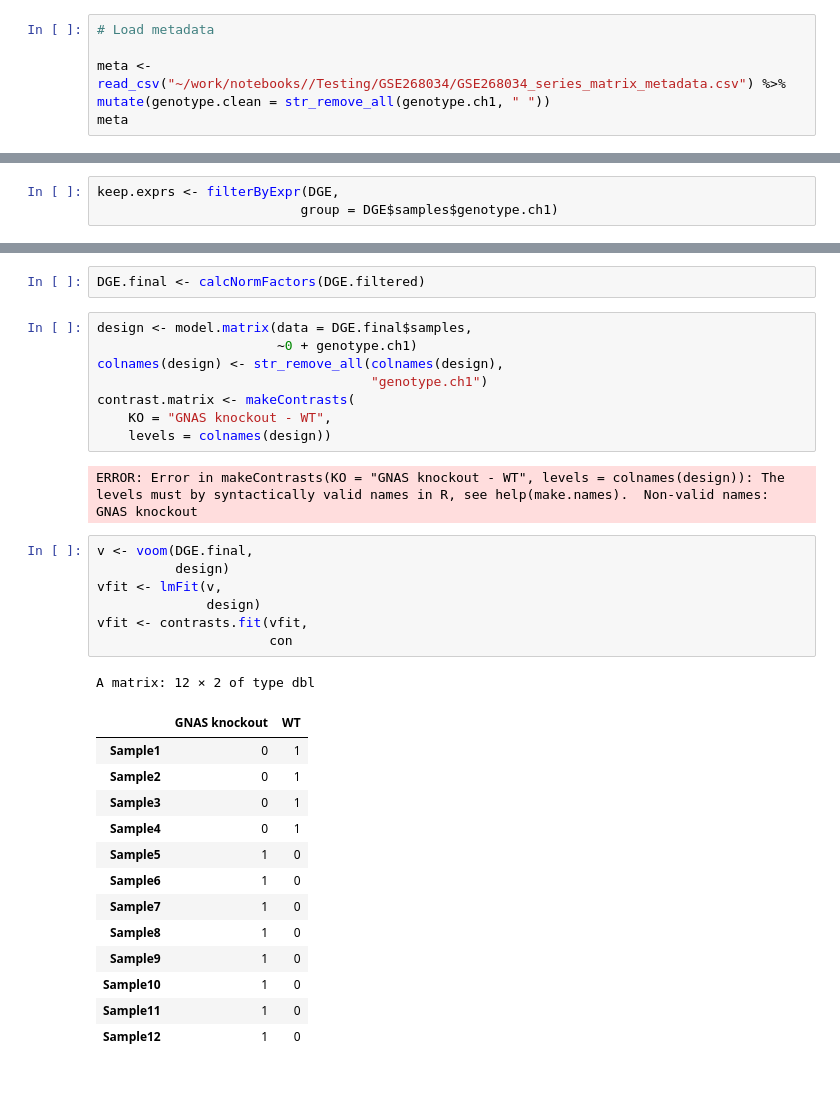
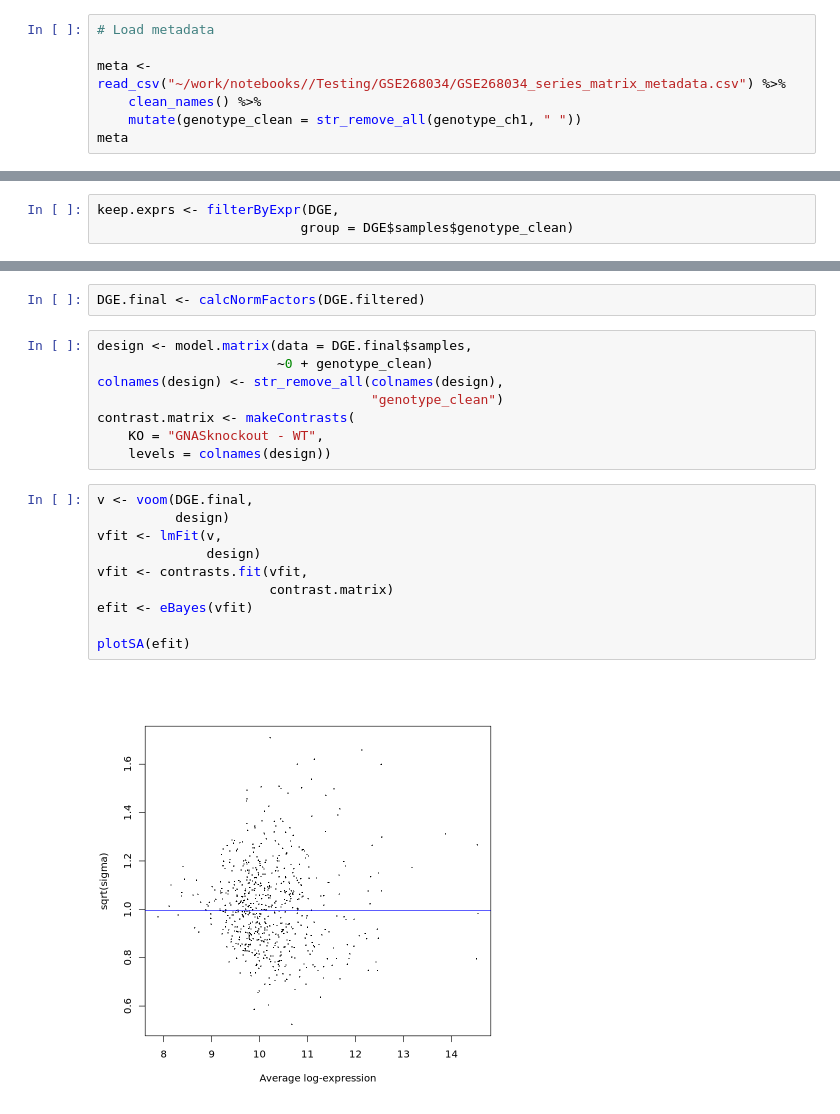
Before and after one commit to Kevin-G-Chen/UORCA, a Jupyter notebook: notebooks/3_analyse_data/ManualRNASeqAnalysis/ManualAnalysis.ipynb, the cells around one changed output, grey strips where cells are left out. Cells and saved outputs as stored; diff of their text form; blank space fills up the shorter version.

```diff
--- a/notebooks/3_analyse_data/ManualRNASeqAnalysis/ManualAnalysis.ipynb
+++ b/notebooks/3_analyse_data/ManualRNASeqAnalysis/ManualAnalysis.ipynb
@@ -34,7 +24,8 @@ The following objects are masked from ‘package:matrixStats’:
 # Load metadata
 
 meta <- read_csv("~/work/notebooks//Testing/GSE268034/GSE268034_series_matrix_metadata.csv") %>%
-mutate(genotype.clean = str_remove_all(genotype.ch1, " "))
+    clean_names() %>%
+    mutate(genotype_clean = str_remove_all(genotype_ch1, " "))
 meta
 # %% [output]
 Rows: 12 Columns: 44
@@ -114,7 +136,7 @@ Just for testing purposes (to make sure all the command I intend can run on the
 For whatever reason this was VERY quick (quicker than when I run this on my laptop...)
 # %%
 keep.exprs <- filterByExpr(DGE,
-                          group = DGE$samples$genotype.ch1)
+                          group = DGE$samples$genotype_clean)
 # %%
 DGE.filtered <- DGE[keep.exprs, keep.lib.sizes = FALSE]
 # %%
@@ -129,33 +151,21 @@ Ah. I imagine since I only am using a subset of the FASTQ files, that is why eve
 DGE.final <- calcNormFactors(DGE.filtered)
 # %%
 design <- model.matrix(data = DGE.final$samples,
-                       ~0 + genotype.ch1)
+                       ~0 + genotype_clean)
 colnames(design) <- str_remove_all(colnames(design),
-                                   "genotype.ch1")
+                                   "genotype_clean")
 contrast.matrix <- makeContrasts(
-    KO = "GNAS knockout - WT",
+    KO = "GNASknockout - WT",
     levels = colnames(design))
-# %% [output]
-ERROR: Error in makeContrasts(KO = "GNAS knockout - WT", levels = colnames(design)): The levels must by syntactically valid names in R, see help(make.names).  Non-valid names: GNAS knockout
 # %%
 v <- voom(DGE.final,
           design)
 vfit <- lmFit(v,
               design)
 vfit <- contrasts.fit(vfit,
-                      con
+                      contrast.matrix)
+efit <- eBayes(vfit)
+
+plotSA(efit)
 # %% [output]
-A matrix: 12 × 2 of type dbl
-|  | GNAS knockout | WT |
-| Sample1 | 0 | 1 |
-| Sample2 | 0 | 1 |
-| Sample3 | 0 | 1 |
-| Sample4 | 0 | 1 |
-| Sample5 | 1 | 0 |
-| Sample6 | 1 | 0 |
-| Sample7 | 1 | 0 |
-| Sample8 | 1 | 0 |
-| Sample9 | 1 | 0 |
-| Sample10 | 1 | 0 |
-| Sample11 | 1 | 0 |
-| Sample12 | 1 | 0 |
+[figure, added]
```
Also changed, not shown: parts of 7 cells of this notebook.
